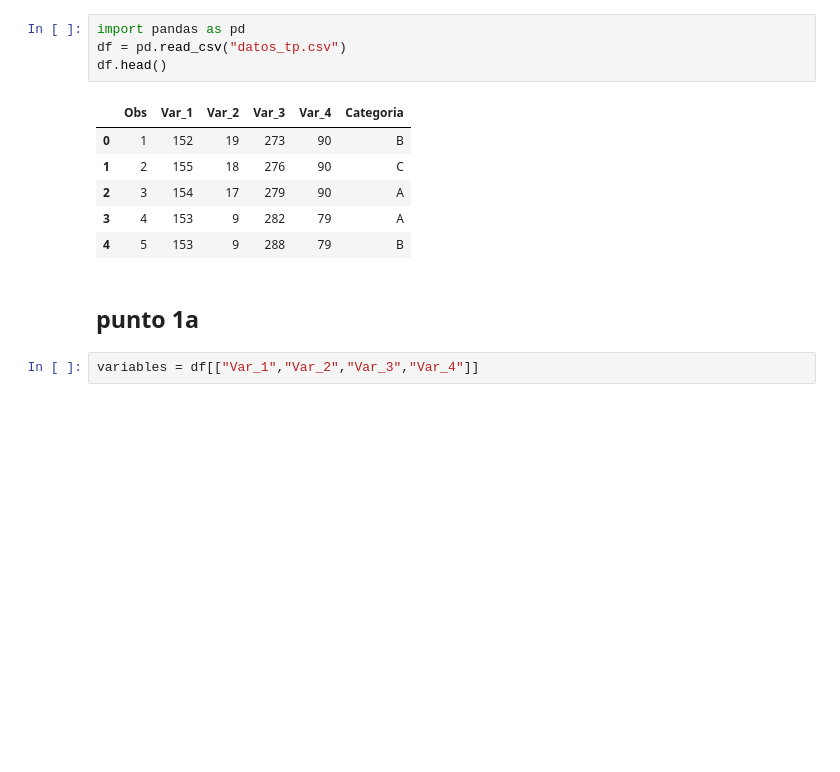
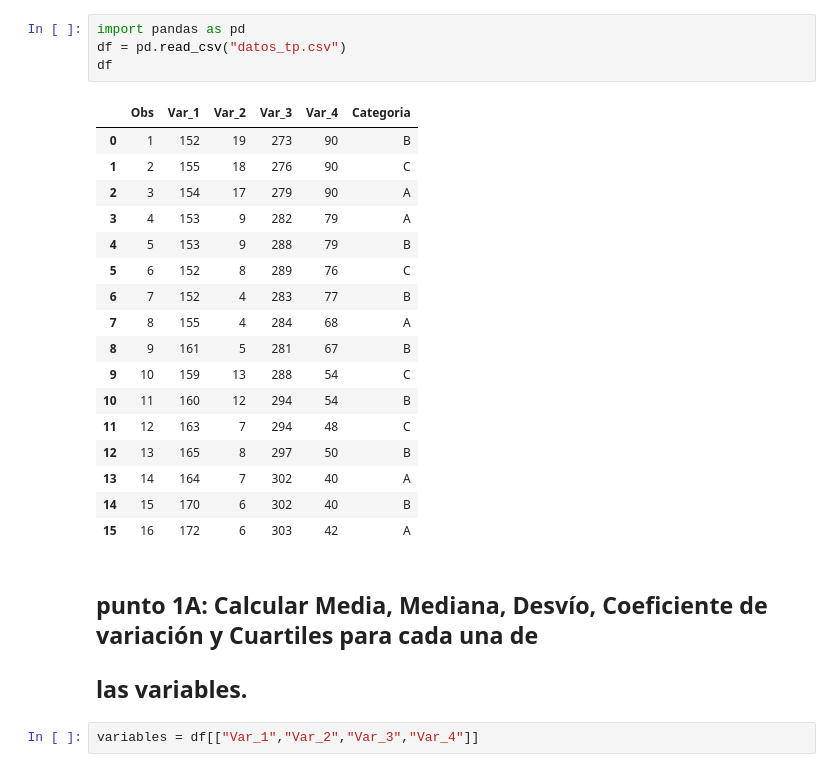
Before and after one commit to santinoferra/uade-ciencia-de-datos, a Jupyter notebook: clase_tp.ipynb, the cells around one changed output. Saved outputs shown, nothing was run; the diff lists cells and outputs as text; blank space fills up the shorter version.

```diff
--- a/clase_tp.ipynb
+++ b/clase_tp.ipynb
@@ -1,16 +4,28 @@
 # %%
 import pandas as pd
 df = pd.read_csv("datos_tp.csv")
-df.head()
+df
 # %% [output]
 |  | Obs | Var_1 | Var_2 | Var_3 | Var_4 | Categoria |
 | 0 | 1 | 152 | 19 | 273 | 90 | B |
 | 1 | 2 | 155 | 18 | 276 | 90 | C |
 | 2 | 3 | 154 | 17 | 279 | 90 | A |
 | 3 | 4 | 153 | 9 | 282 | 79 | A |
 | 4 | 5 | 153 | 9 | 288 | 79 | B |
+| 5 | 6 | 152 | 8 | 289 | 76 | C |
+| 6 | 7 | 152 | 4 | 283 | 77 | B |
+| 7 | 8 | 155 | 4 | 284 | 68 | A |
+| 8 | 9 | 161 | 5 | 281 | 67 | B |
+| 9 | 10 | 159 | 13 | 288 | 54 | C |
+| 10 | 11 | 160 | 12 | 294 | 54 | B |
+| 11 | 12 | 163 | 7 | 294 | 48 | C |
+| 12 | 13 | 165 | 8 | 297 | 50 | B |
+| 13 | 14 | 164 | 7 | 302 | 40 | A |
+| 14 | 15 | 170 | 6 | 302 | 40 | B |
+| 15 | 16 | 172 | 6 | 303 | 42 | A |
 # %% [markdown]
-## punto 1a
+## punto 1A: Calcular Media, Mediana, Desvío, Coeficiente de variación y Cuartiles para cada una de
+## las variables.
 # %%
 variables = df[["Var_1","Var_2","Var_3","Var_4"]]
 # %%
```
Also changed, not shown: parts of 8 cells of this notebook.
